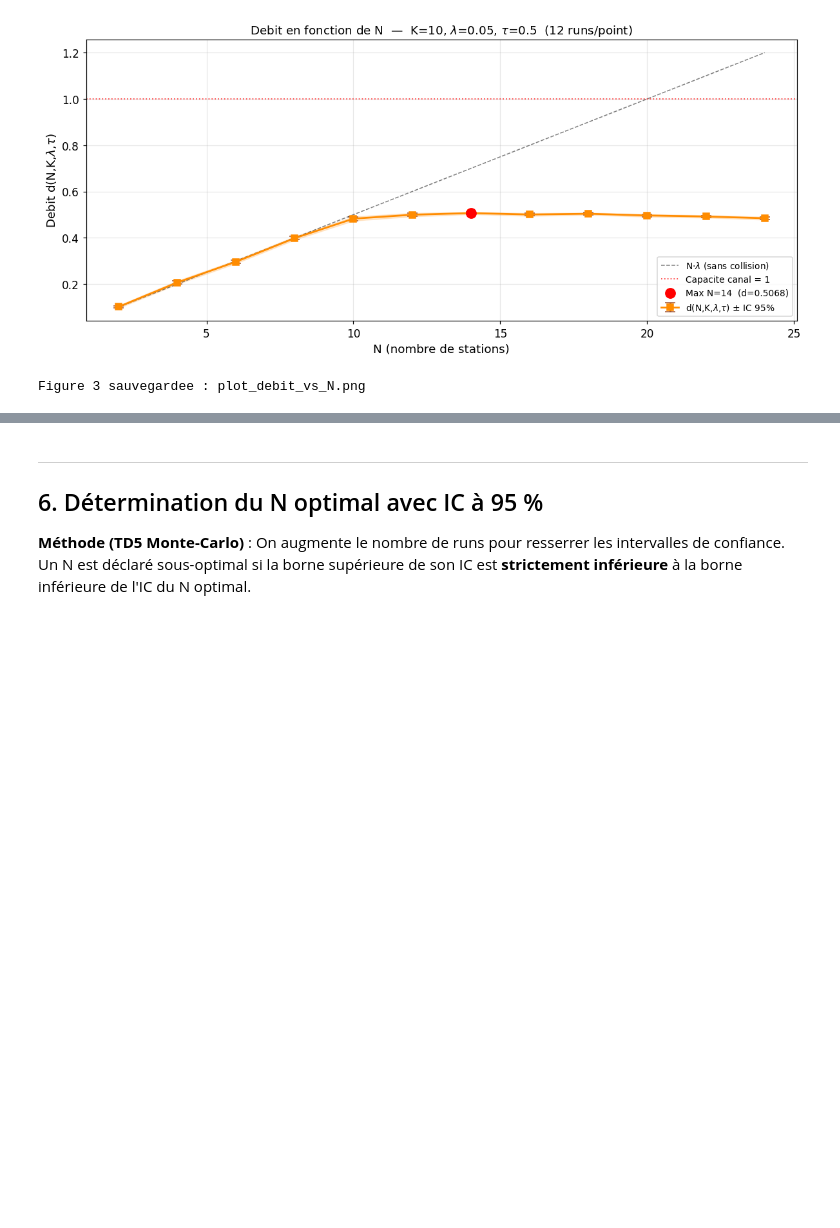
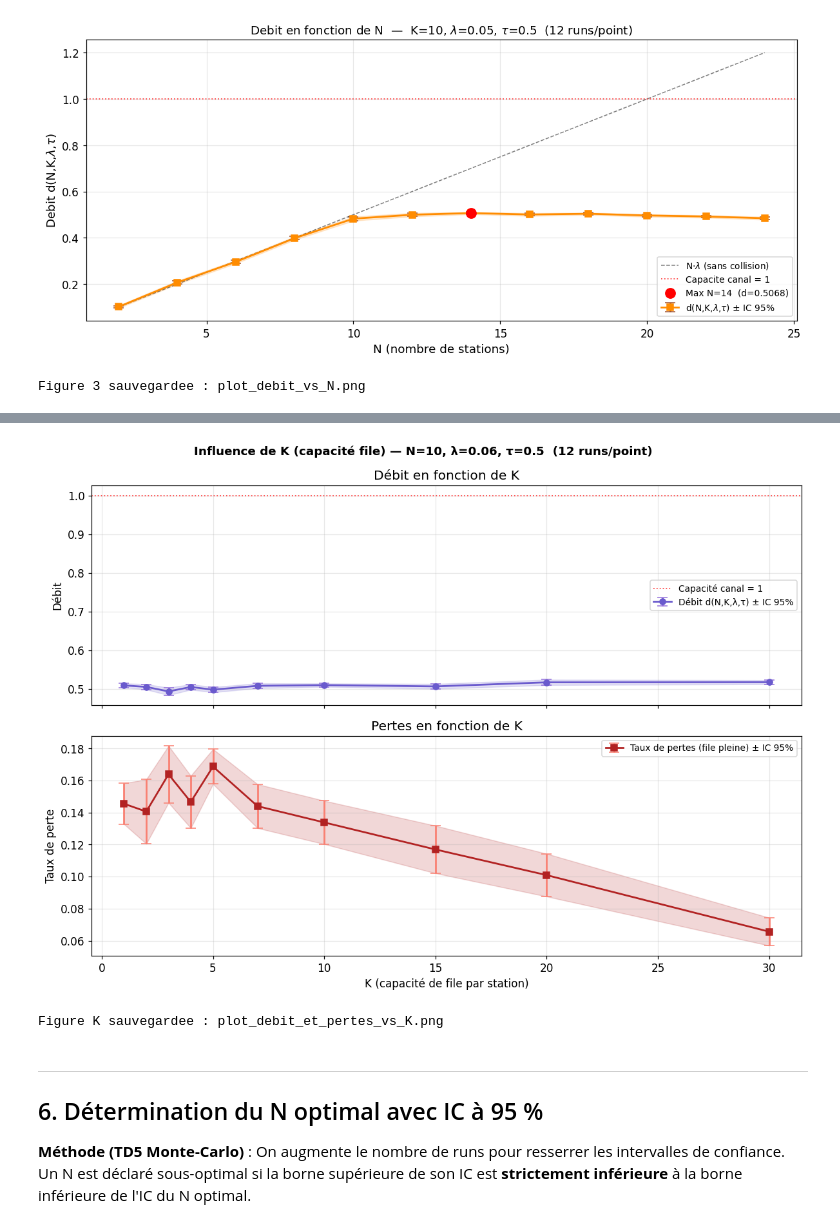
Before and after one commit to abdou-bs/simulation_Medium_Access_Control_2026, a Jupyter notebook: projet_MAC.ipynb, the cells around one changed output, grey strips where cells are left out. Drawn from its saved outputs; the diff is of its cells as text; code cells hidden in the pictures; blank space fills up the shorter version.

```diff
--- a/projet_MAC.ipynb
+++ b/projet_MAC.ipynb
@@ -481,0 +568,73 @@ Figure 3 sauvegardee : plot_debit_vs_N.png
+# %%
+# ─── Influence de la taille de file K (capacité par station) ────────────────────
+# On fixe N, λ, τ puis on fait varier K pour observer l'impact sur le débit et les pertes
+N_K    = 10
+LAM_K  = 0.06
+TAU_K  = 0.5
+T_K    = 2000
+RUNS_K = 12
+
+K_values = [1, 2, 3, 4, 5, 7, 10, 15, 20, 30]
+
+results_K = []  # (K, d_moy, d_lo, d_hi, loss_moy, loss_lo, loss_hi)
+print("Sweep K (taille de file) en cours...")
+for idx, K in enumerate(K_values):
+    d_vals = []
+    loss_vals = []
+    for r in range(RUNS_K):
+        out = simulate_mac(N=N_K, K=K, lam=LAM_K, tau=TAU_K, t_max=T_K,
+                           seed=9000 + idx * 100 + r)
+        d_vals.append(out["throughput_final"])
+        loss_vals.append(out["loss_rate_final"])
+
+    d_m = moyenne(d_vals); d_lo, d_hi = ic95(d_vals)
+    l_m = moyenne(loss_vals); l_lo, l_hi = ic95(loss_vals)
+    results_K.append((K, d_m, d_lo, d_hi, l_m, l_lo, l_hi))
+    print(
+        f"  K={K:2d} -> d={d_m:.4f} IC=[{d_lo:.4f},{d_hi:.4f}]"
+        f" | perte={l_m:.4f} IC=[{l_lo:.4f},{l_hi:.4f}]"
+    )
+
+x_k   = [r[0] for r in results_K]
+d_k   = [r[1] for r in results_K]
+dlo_k = [r[2] for r in results_K]
+dhi_k = [r[3] for r in results_K]
+derr_k = [max(y - lo, hi - y) for y, lo, hi in zip(d_k, dlo_k, dhi_k)]
+
+loss_k   = [r[4] for r in results_K]
+llo_k    = [r[5] for r in results_K]
+lhi_k    = [r[6] for r in results_K]
+lerr_k   = [max(y - lo, hi - y) for y, lo, hi in zip(loss_k, llo_k, lhi_k)]
+
+# ─── Figure : débit + pertes en fonction de K ─────────────────────────────────-
+fig, axes = plt.subplots(2, 1, figsize=(11, 8), sharex=True)
+fig.suptitle(
+    f"Influence de K (capacité file) — N={N_K}, λ={LAM_K}, τ={TAU_K}  ({RUNS_K} runs/point)",
+    fontsize=12, fontweight='bold'
+)
+
+# 1) Débit
+ax = axes[0]
+ax.errorbar(x_k, d_k, yerr=derr_k, fmt='o-', capsize=5, color='slateblue',
+            ecolor='mediumpurple', lw=1.8, ms=6, label='Débit d(N,K,λ,τ) ± IC 95%')
+ax.fill_between(x_k, dlo_k, dhi_k, alpha=0.18, color='slateblue')
+ax.axhline(1.0, color='red', ls=':', lw=1.2, alpha=0.7, label='Capacité canal = 1')
+ax.set_ylabel("Débit")
+ax.set_title("Débit en fonction de K")
+ax.legend(fontsize=9)
+
+# 2) Taux de pertes (file pleine)
+ax = axes[1]
+ax.errorbar(x_k, loss_k, yerr=lerr_k, fmt='s-', capsize=5, color='firebrick',
+            ecolor='salmon', lw=1.8, ms=6, label='Taux de pertes (file pleine) ± IC 95%')
+ax.fill_between(x_k, llo_k, lhi_k, alpha=0.18, color='firebrick')
+ax.set_xlabel("K (capacité de file par station)")
+ax.set_ylabel("Taux de perte")
+ax.set_title("Pertes en fonction de K")
+ax.legend(fontsize=9)
+
+plt.tight_layout()
+plt.savefig("plot_debit_et_pertes_vs_K.png", dpi=120, bbox_inches='tight')
+plt.show()
+print("Figure K sauvegardee : plot_debit_et_pertes_vs_K.png")
+# %% [output]
@@ -482,3 +652,5 @@ Figure 3 sauvegardee : plot_debit_vs_N.png
+[figure, added]
+Figure K sauvegardee : plot_debit_et_pertes_vs_K.png
 # %% [markdown]
 ---
 ## 6. Détermination du N optimal avec IC à 95 %
```
Also changed, not shown: parts of 5 cells of this notebook, 2 other files.
